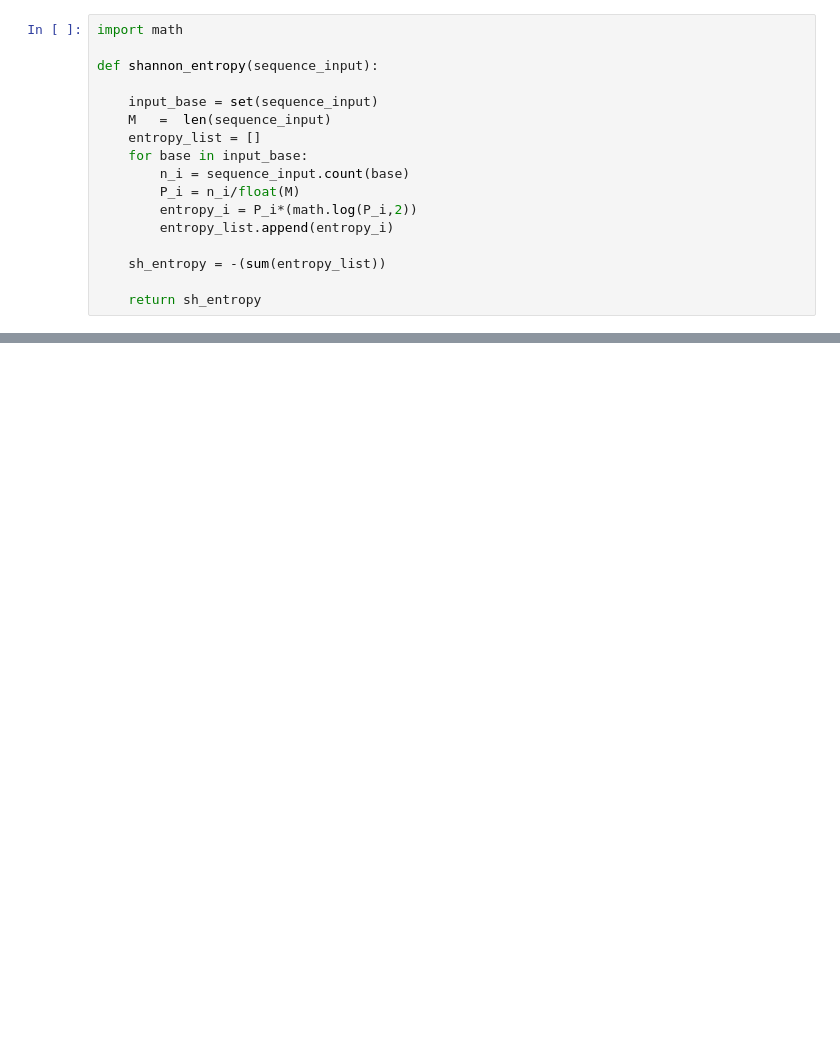
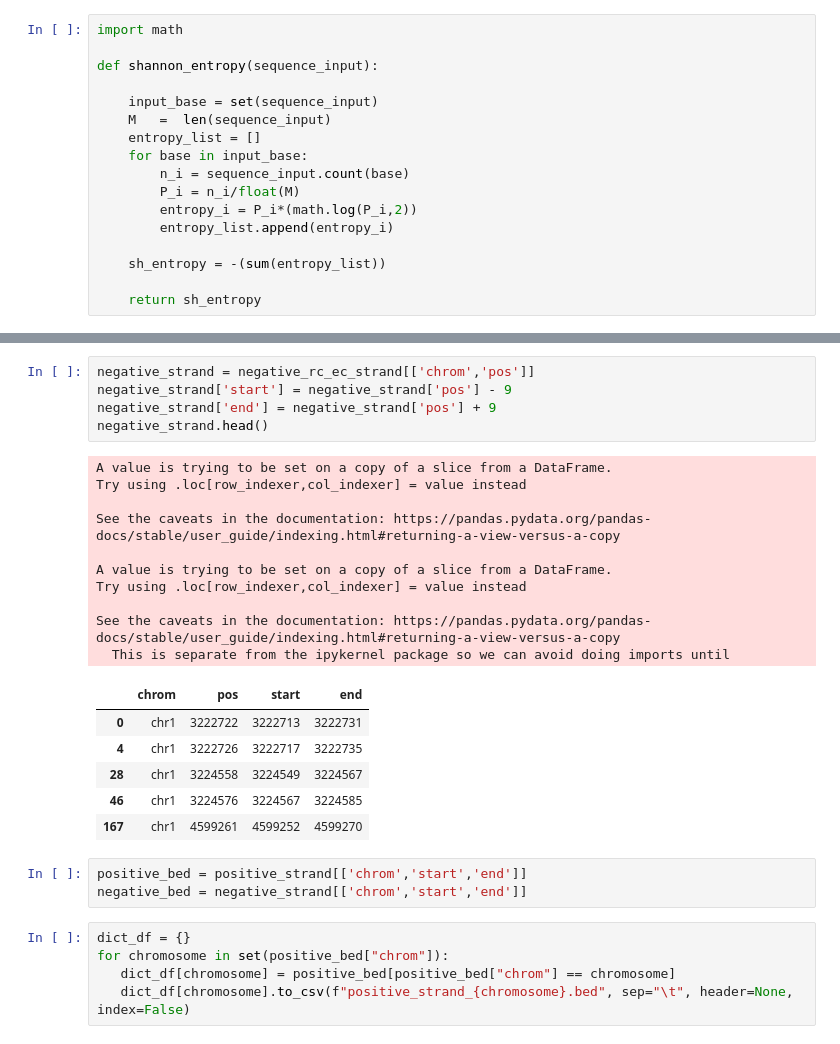
Before and after one commit to JS19563255/2022bioinfo1_project, a Jupyter notebook: myownproject/script.ipynb, the cells around one changed output, grey strips where cells are left out. Cells and saved outputs as stored; diff of their text form; blank space fills up the shorter version.

```diff
--- a/myownproject/script.ipynb
+++ b/myownproject/script.ipynb
@@ -208,0 +175,30 @@ Image(filename='bedgraph1.png',width=700, height=400)
+# %%
+negative_strand = negative_rc_ec_strand[['chrom','pos']]
+negative_strand['start'] = negative_strand['pos'] - 9
+negative_strand['end'] = negative_strand['pos'] + 9
+negative_strand.head()
+# %% [output]
+A value is trying to be set on a copy of a slice from a DataFrame.
+Try using .loc[row_indexer,col_indexer] = value instead
+
+See the caveats in the documentation: https://pandas.pydata.org/pandas-docs/stable/user_guide/indexing.html#returning-a-view-versus-a-copy
+
+A value is trying to be set on a copy of a slice from a DataFrame.
+Try using .loc[row_indexer,col_indexer] = value instead
+
+See the caveats in the documentation: https://pandas.pydata.org/pandas-docs/stable/user_guide/indexing.html#returning-a-view-versus-a-copy
+  This is separate from the ipykernel package so we can avoid doing imports until
+|  | chrom | pos | start | end |
+| 0 | chr1 | 3222722 | 3222713 | 3222731 |
+| 4 | chr1 | 3222726 | 3222717 | 3222735 |
+| 28 | chr1 | 3224558 | 3224549 | 3224567 |
+| 46 | chr1 | 3224576 | 3224567 | 3224585 |
+| 167 | chr1 | 4599261 | 4599252 | 4599270 |
+# %%
+positive_bed = positive_strand[['chrom','start','end']]
+negative_bed = negative_strand[['chrom','start','end']]
+# %%
+dict_df = {}
+for chromosome in set(positive_bed["chrom"]):
+   dict_df[chromosome] = positive_bed[positive_bed["chrom"] == chromosome]
+   dict_df[chromosome].to_csv(f"positive_strand_{chromosome}.bed", sep="\t", header=None, index=False)
```
Also changed, not shown: parts of 55 cells of this notebook.
